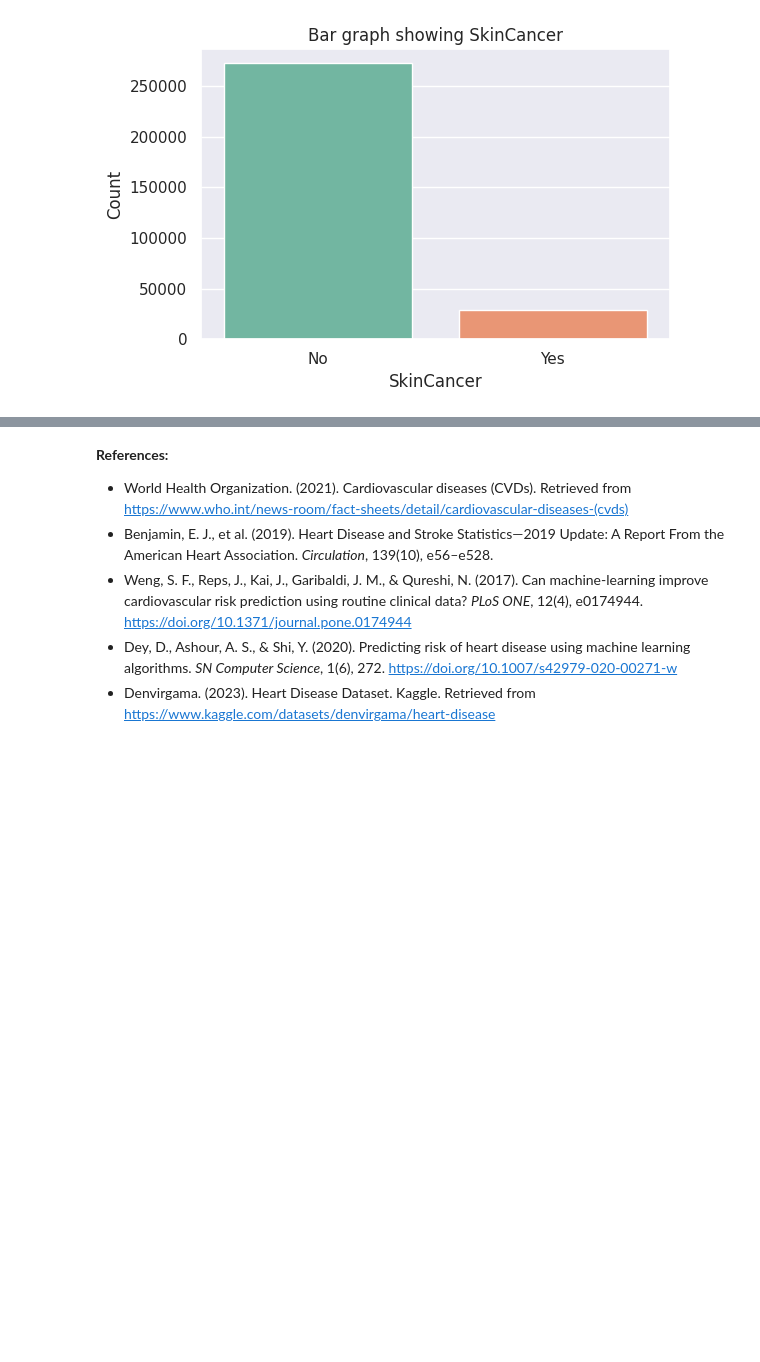
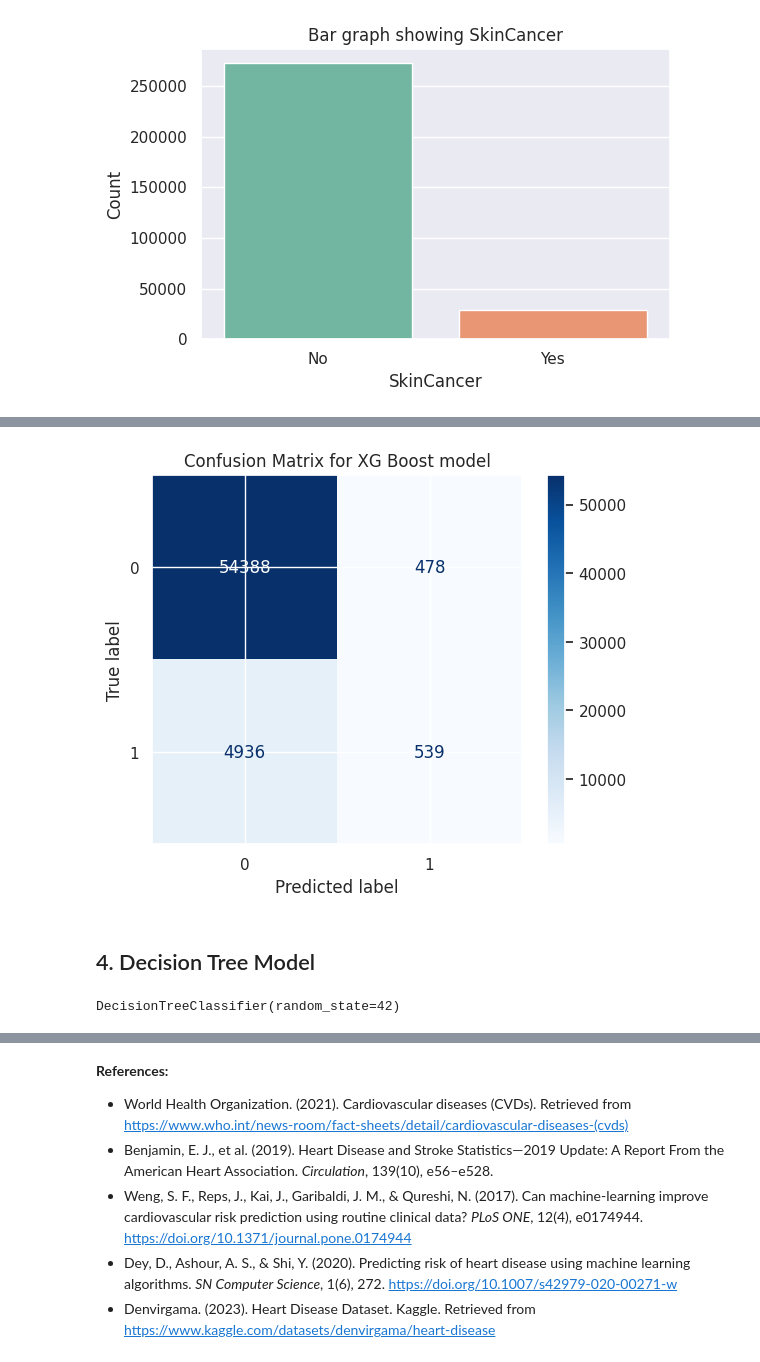
Before and after one commit to MoffatMose/HeartDiseasePredictionModel, a Jupyter notebook: disease-prediction-model.ipynb, the cells around one changed output, grey strips where cells are left out. Drawn from its saved outputs; the diff is of its cells as text; code cells hidden in the pictures; blank space fills up the shorter version.

```diff
--- a/disease-prediction-model.ipynb
+++ b/disease-prediction-model.ipynb
@@ -283,0 +407,3 @@ Categorical features:
+# %%
+BoostModel = XGBClassifier(random_state = 23)
+BoostModel.fit(scaledx_train, y_train)
@@ -283,0 +422,18 @@ Categorical features:
+# %%
+Disea_pred = BoostModel.predict(scaledx_test)
+# %%
+cm3= confusion_matrix(y_test, Disea_pred)
+
+matrix = ConfusionMatrixDisplay(confusion_matrix=cm3, display_labels=BoostModel.classes_)
+matrix.plot(cmap=plt.cm.Blues)
+plt.title("Confusion Matrix for XG Boost model")
+plt.show()
+# %% [output]
+[figure, added]
+# %% [markdown]
+## 4. Decision Tree Model
+# %%
+TreeModel = DecisionTreeClassifier(random_state = 42)
+TreeModel.fit(scaledx_train, y_train)
+# %% [output]
+DecisionTreeClassifier(random_state=42)
```
Also changed, not shown: parts of 38 cells of this notebook.
